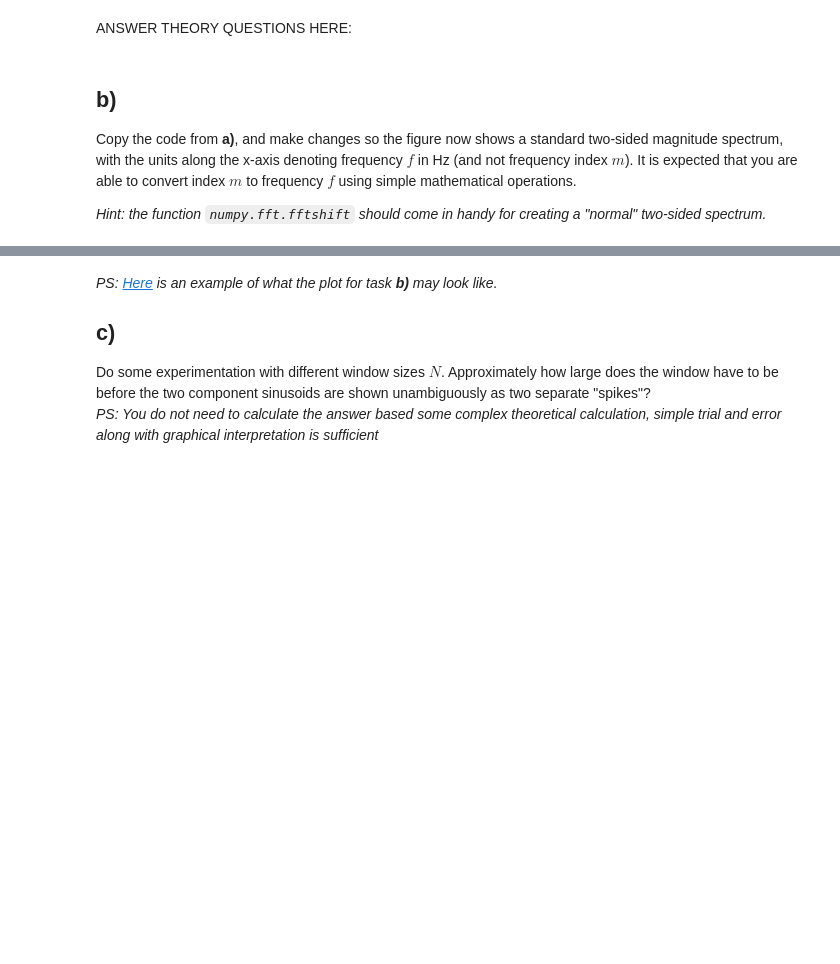
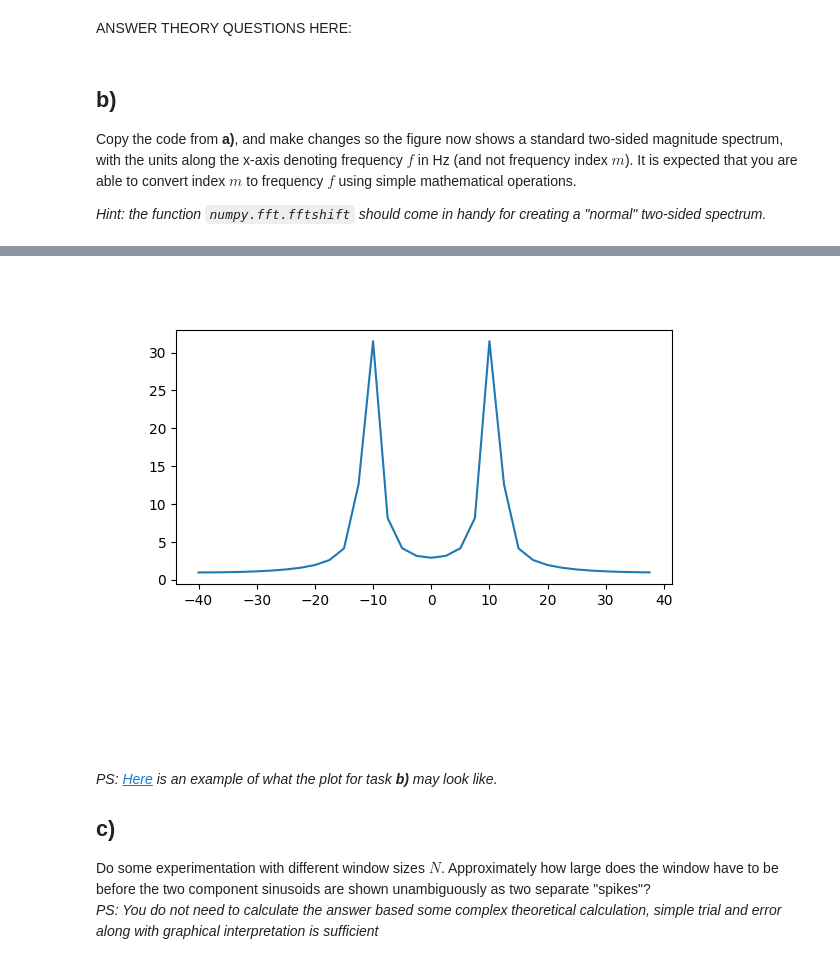
Before and after one commit to hanurd25/AIS2201_Exercises, a Jupyter notebook: Exercise_5/Problem1.ipynb, the cells around one changed output, grey strips where cells are left out. Saved outputs shown, nothing was run; the diff lists cells and outputs as text; code cells hidden in the pictures; blank space fills up the shorter version.

```diff
--- a/Exercise_5/Problem1.ipynb
+++ b/Exercise_5/Problem1.ipynb
@@ -121,0 +209,86 @@ Copy the code from **a)**, and make changes so the figure now shows a standard t
+# %%
+
+#Source:
+#For testing out slider for N
+#https://www.geeksforgeeks.org/matplotlib-slider-widget/
+
+import numpy as np
+import matplotlib.pyplot as plt
+from matplotlib.widgets import Slider, Button
+
+fig, ax = plt.subplots()
+plt.subplots_adjust(bottom=0.35)
+
+N = 32
+fs = 80
+t = np.arange(N) / fs
+
+
+xn = 2 * np.cos(19 * np.pi * t + np.pi/3) + np.cos(23 * np.pi * t)
+Xn = np.fft.fft(xn)
+mag = np.abs(Xn)
+
+freq = np.fft.fftfreq(N, 1/fs)
+
+
+#https://numpy.org/doc/stable/reference/generated/numpy.fft.fftshift.html
+#Shift the zero-frequency component to the center of the spectrum.
+#This function swaps half-spaces for all axes listed (defaults to all). Note that y[0] is the Nyquist component only if len(x) is even.
+
+def getxn(fs,N):
+    t = np.arange(N) / fs
+    return 2 * np.cos(19 * np.pi * t + np.pi/3) + np.cos(23 * np.pi * t)
+
+
+
+def getYdata(fs,N):
+    return np.fft.fftshift(np.abs(np.fft.fft(getxn(fs,N))))
+
+
+def getXdata(N, fs):
+    return np.fft.fftshift(np.fft.fftfreq(N, 1/fs))
+
+
+magShifted = np.fft.fftshift(mag)
+
+
+
+freqShifted = np.fft.fftshift(freq)
+
+l, = plt.plot(freqShifted, magShifted)
+
+# Create axes for frequency and amplitude sliders
+#axfreq = plt.axes([0.25, 0.15, 0.65, 0.03])
+axN = plt.axes([-60.0, 0.0, 40.0, 60.0])
+
+# Create a slider from 0.0 to 20.0 in axes axfreq
+# with 3 as initial value
+#freq = Slider(axfreq, 'Frequency', 0.0, 20.0, 3)
+
+# Create a slider from 0.0 to 10.0 in axes axfreq
+# with 5 as initial value and valsteps of 1.0
+
+initalValue = 30.0
+minValue = 20.0
+maxValue = 50.0
+sliderName = 'N'
+
+windowSize = Slider(ax=axN,label='N', valmin=minValue,
+                   valmax=maxValue, valinit=initalValue, valstep=1.0)
+
+
+
+def update(val):
+    #f = freq.val
+    N = windowSize.val
+    l.set_ydata(getYdata(fs,N))
+    l.set_xdata(getXdata(N, fs))
+    ax.relim()
+    ax.autoscale_view()
+    fig.canvas.draw_idle()
+
+#updating
+#freq.on_changed(update)
+windowSize.on_changed(update)
+plt.plot()
+# %% [output]
@@ -122,3 +296,4 @@ Copy the code from **a)**, and make changes so the figure now shows a standard t
+[figure, added]
 # %% [markdown]
 *PS: [Here](Figurer/task1b_sol.png) is an example of what the plot for task **b)** may look like.*
 
```
Also changed, not shown: parts of 7 cells of this notebook, 7 other files.
